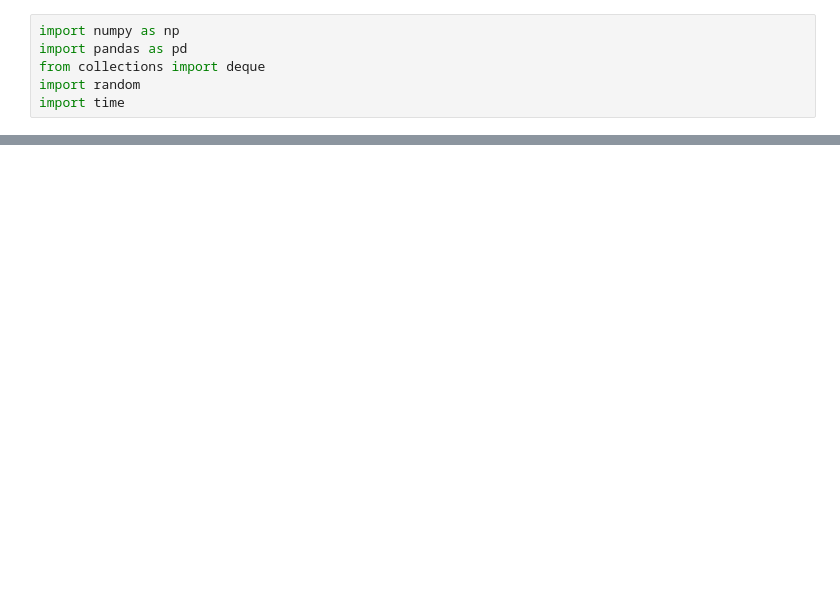
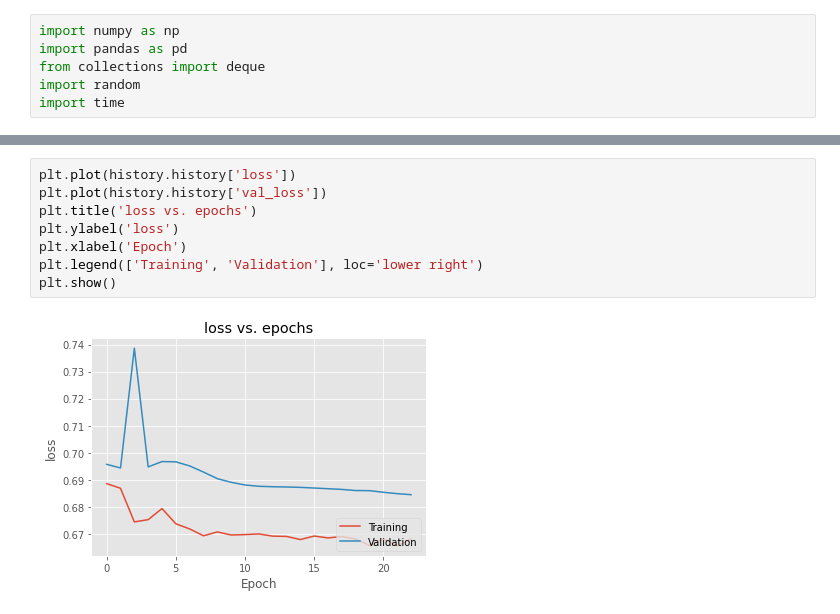
Before and after one commit to jackfrost168/QuantitativeTrading, a Jupyter notebook: predict_stock_price.ipynb, the cells around one changed output, grey strips where cells are left out. Drawn from its saved outputs; the diff is of its cells as text; blank space fills up the shorter version.

```diff
--- a/predict_stock_price.ipynb
+++ b/predict_stock_price.ipynb
@@ -49,0 +265,10 @@ Lines: 5284
+# %%
+plt.plot(history.history['loss'])
+plt.plot(history.history['val_loss'])
+plt.title('loss vs. epochs')
+plt.ylabel('loss')
+plt.xlabel('Epoch')
+plt.legend(['Training', 'Validation'], loc='lower right')
+plt.show()
+# %% [output]
+[figure, added]
```
Also changed, not shown: parts of 25 cells of this notebook.
